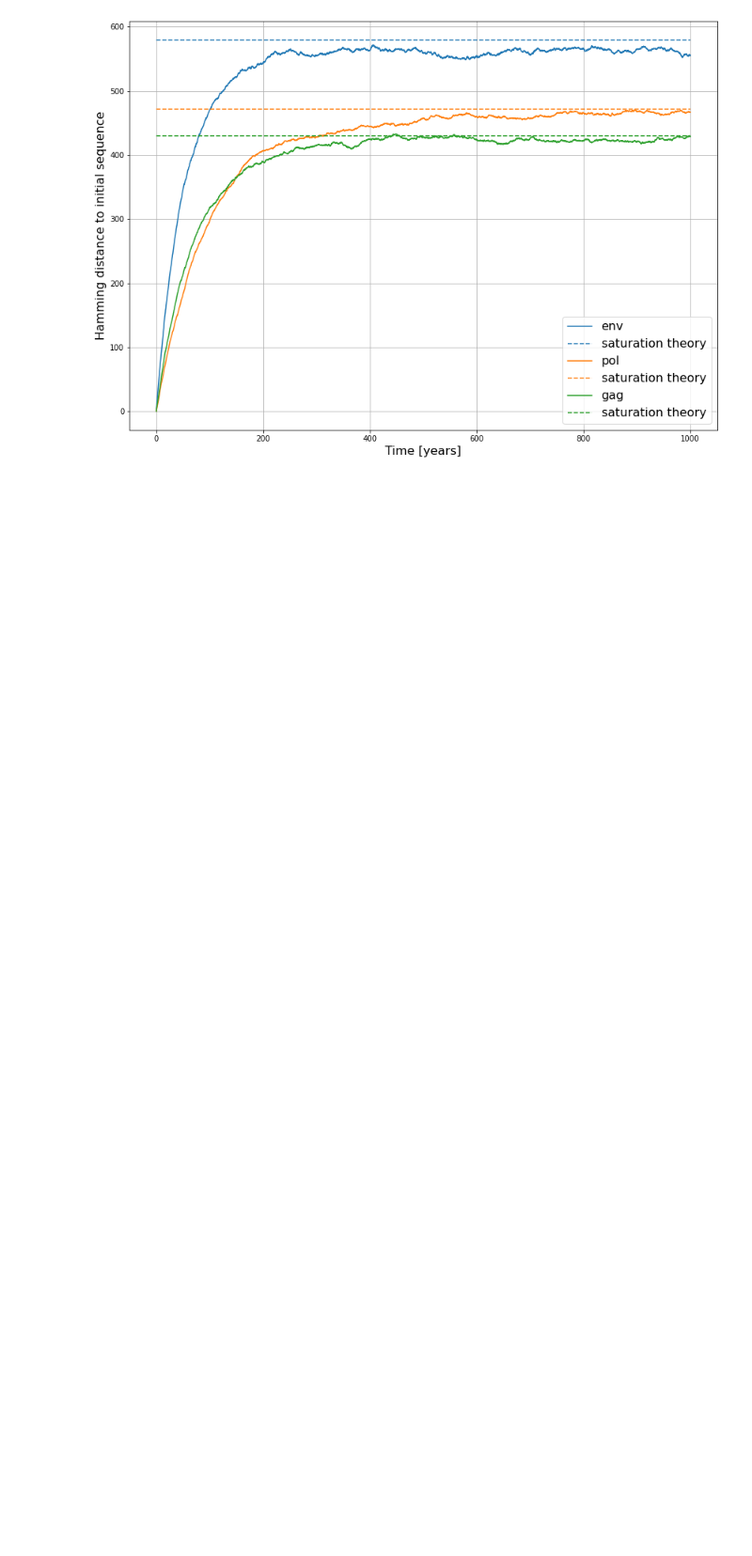
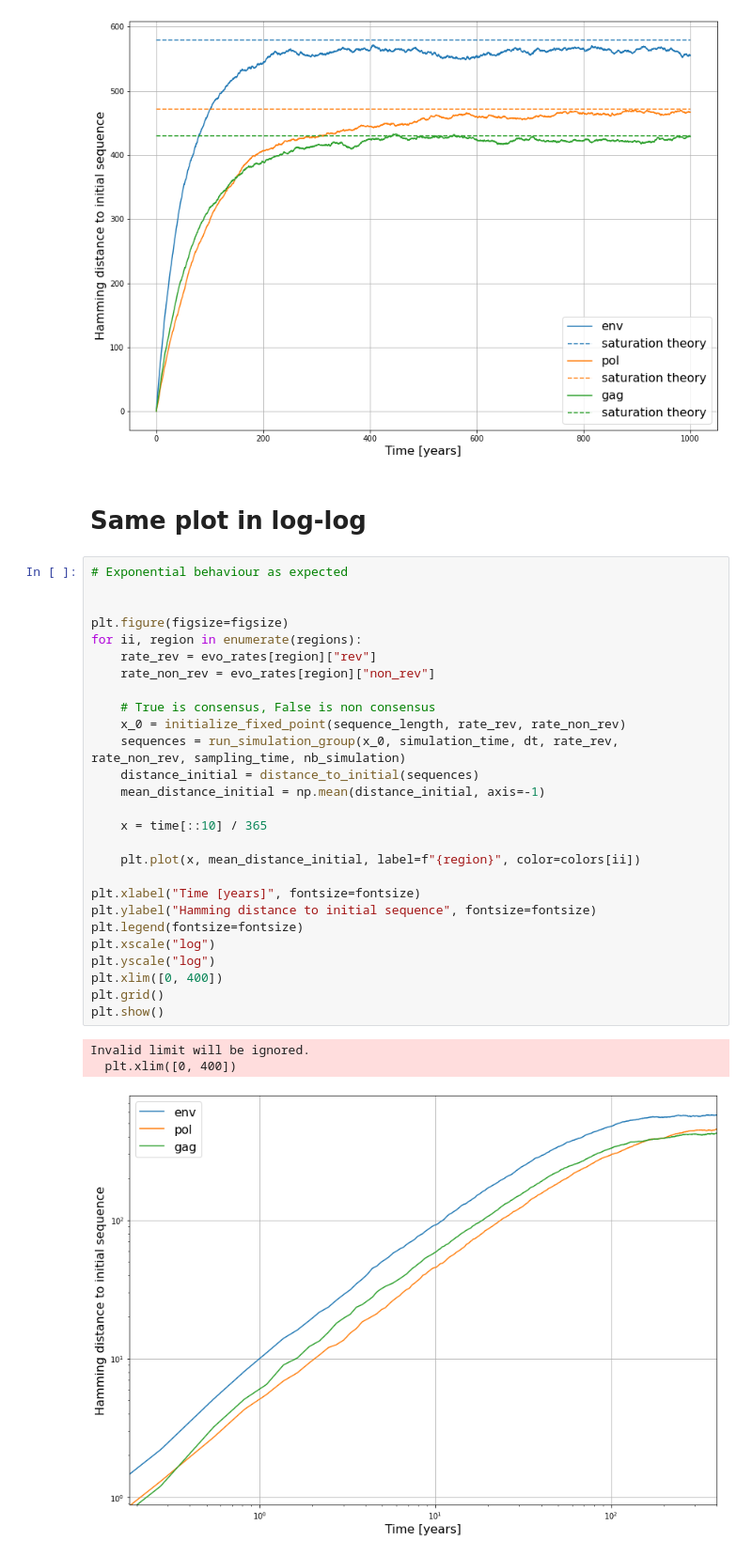
Before and after one commit to neherlab/HIVEVO_recombination, a Jupyter notebook: notebooks/paper_draft/simulation_draft.ipynb, the cells around one changed output. Shown at 94% size. Cells and saved outputs as stored; diff of their text form; blank space fills up the shorter version.

Commit message:
log log plot

```diff
--- a/notebooks/paper_draft/simulation_draft.ipynb
+++ b/notebooks/paper_draft/simulation_draft.ipynb
@@ -54,3 +54,36 @@ plt.grid()
 plt.show()
 # %% [output]
 [figure]
+# %% [markdown]
+# Same plot in log-log
+# %%
+# Exponential behaviour as expected
+
+
+plt.figure(figsize=figsize)
+for ii, region in enumerate(regions):
+    rate_rev = evo_rates[region]["rev"]
+    rate_non_rev = evo_rates[region]["non_rev"]
+
+    # True is consensus, False is non consensus
+    x_0 = initialize_fixed_point(sequence_length, rate_rev, rate_non_rev)
+    sequences = run_simulation_group(x_0, simulation_time, dt, rate_rev, rate_non_rev, sampling_time, nb_simulation)
+    distance_initial = distance_to_initial(sequences)
+    mean_distance_initial = np.mean(distance_initial, axis=-1)
+
+    x = time[::10] / 365
+
+    plt.plot(x, mean_distance_initial, label=f"{region}", color=colors[ii])
+
+plt.xlabel("Time [years]", fontsize=fontsize)
+plt.ylabel("Hamming distance to initial sequence", fontsize=fontsize)
+plt.legend(fontsize=fontsize)
+plt.xscale("log")
+plt.yscale("log")
+plt.xlim([0, 400])
+plt.grid()
+plt.show()
+# %% [output]
+Invalid limit will be ignored.
+  plt.xlim([0, 400])
+[figure, added]
```
